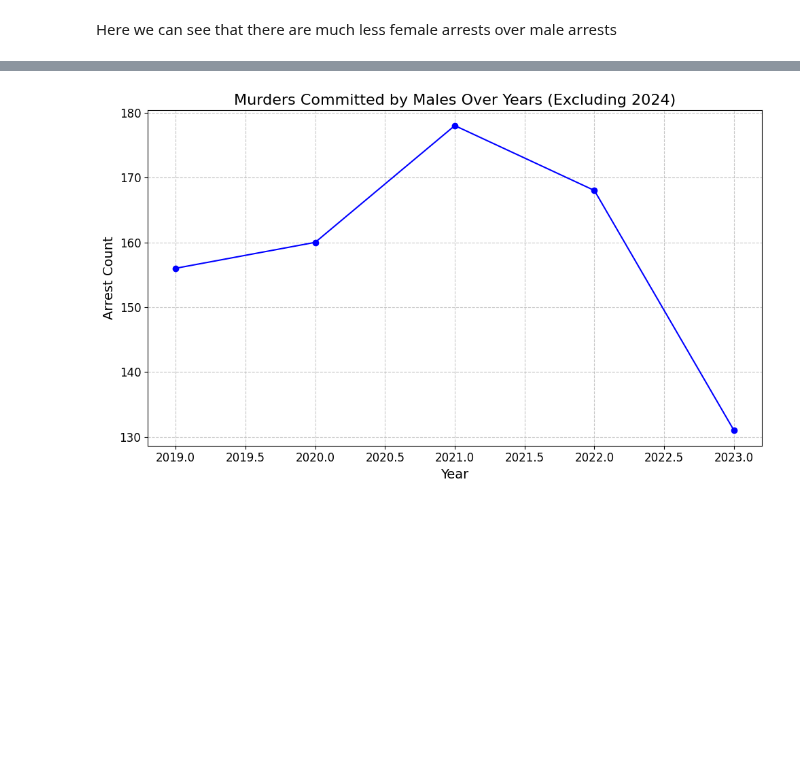
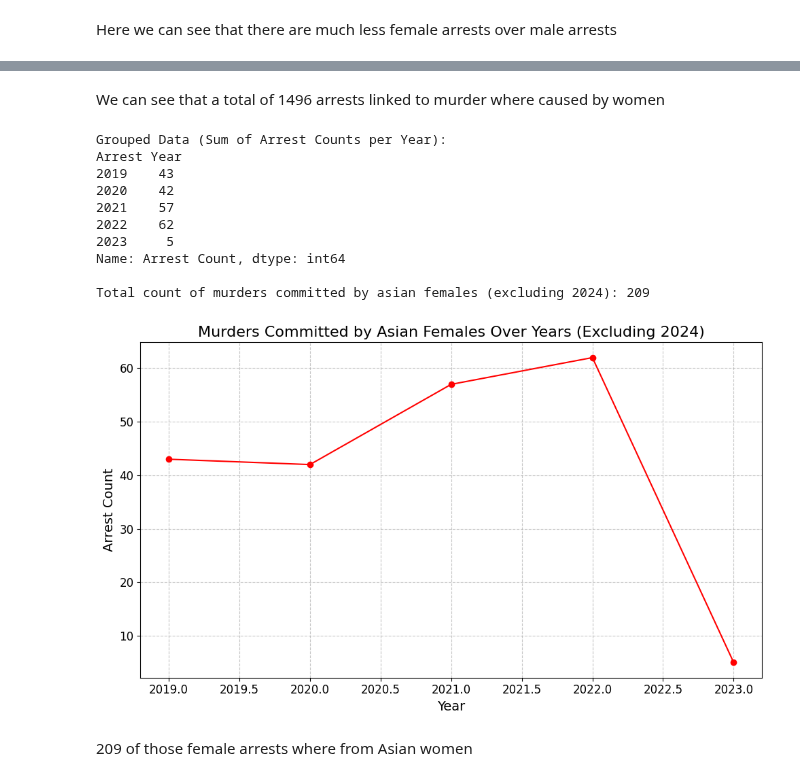
Before and after one commit to Ozan797/Crime-Visualiser, a Jupyter notebook: Arrests.ipynb, the cells around one changed output, grey strips where cells are left out. Drawn from its saved outputs; the diff is of its cells as text; code cells hidden in the pictures; blank space fills up the shorter version.

```diff
--- a/Arrests.ipynb
+++ b/Arrests.ipynb
@@ -319,19 +459,44 @@ plt.show()
+# %% [markdown]
+We can see that a total of 1496 arrests linked to murder where caused by women
 # %%
-df_filtered = df[(df['Gender'] == "Male") & (df["Arrest Year"] != 2024) & (df["First Arrest Offnece"] == "Murder")]
+# Filter the DataFrame to include only the data where the "Gender" is "Female", offense is "Murder", and exclude the year 2024
+df_filtered = df[(df['Gender'] == "Female") & (df["Arrest Year"] != 2024) & (df["First Arrest Offnece"] == "Murder") & (df["Ethnicity (4+1)"] == "Asian")]
 
-arrests_per_year = df_filtered.groupby('Arrest Year').size()
+# Group the filtered data by arrest year and sum the 'Arrest Count' for each year
+arrests_per_year = df_filtered.groupby('Arrest Year')['Arrest Count'].sum()
 
+# Verify the grouped data
+print("\nGrouped Data (Sum of Arrest Counts per Year):")
+print(arrests_per_year)
+
+# Print the total count of murders committed by females
+total_female_murders = arrests_per_year.sum()
+print(f"\nTotal count of murders committed by asian females (excluding 2024): {total_female_murders}")
+
+# Plot the data
 plt.figure(figsize=(10, 6))
-plt.plot(arrests_per_year.index, arrests_per_year.values, marker='o', linestyle='-', color="b")
+plt.plot(arrests_per_year.index, arrests_per_year.values, marker='o', linestyle='-', color="r")
 
-# Customise the plot
-plt.title('Murders Committed by Males Over Years (Excluding 2024)', fontsize=16)
+# Customize the plot
+plt.title('Murders Committed by Asian Females Over Years (Excluding 2024)', fontsize=16)
 plt.xlabel('Year', fontsize=14)
 plt.ylabel('Arrest Count', fontsize=14)
 plt.xticks(fontsize=12)
 plt.yticks(fontsize=12)
 plt.grid(True, linestyle='--', alpha=0.7)
 plt.tight_layout()
 plt.show()
 # %% [output]
+Grouped Data (Sum of Arrest Counts per Year):
+Arrest Year
+2019    43
+2020    42
+2021    57
+2022    62
+2023     5
+Name: Arrest Count, dtype: int64
+
+Total count of murders committed by asian females (excluding 2024): 209
-[figure, old version]
+[figure, new version]
+# %% [markdown]
+209 of those female arrests where from Asian women
```
Also changed, not shown: parts of 15 cells of this notebook.
